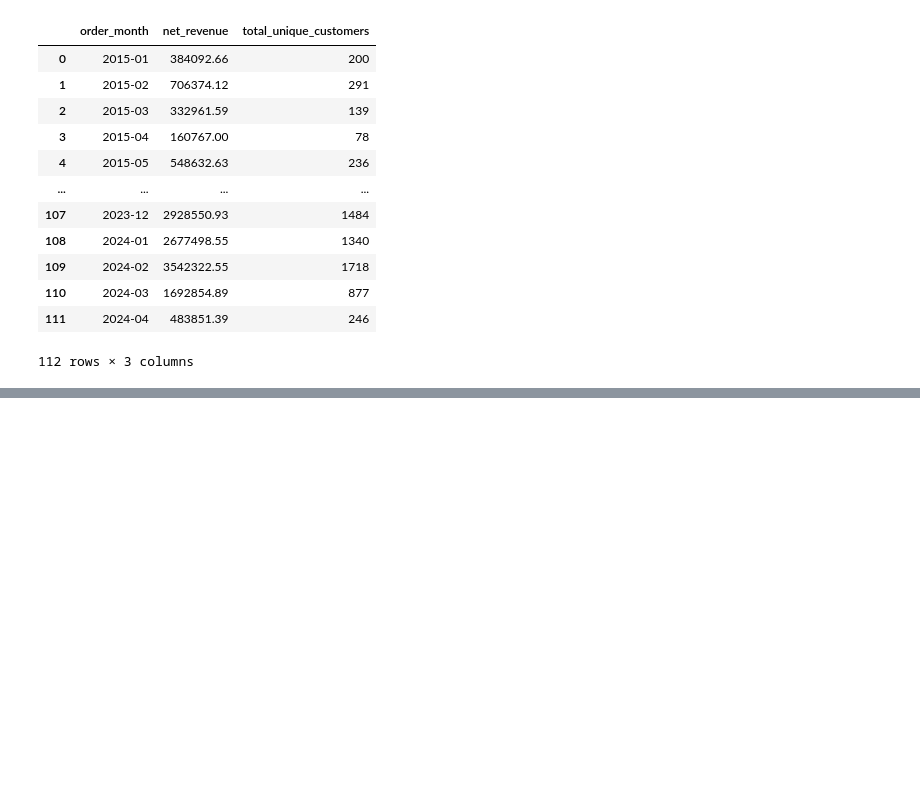
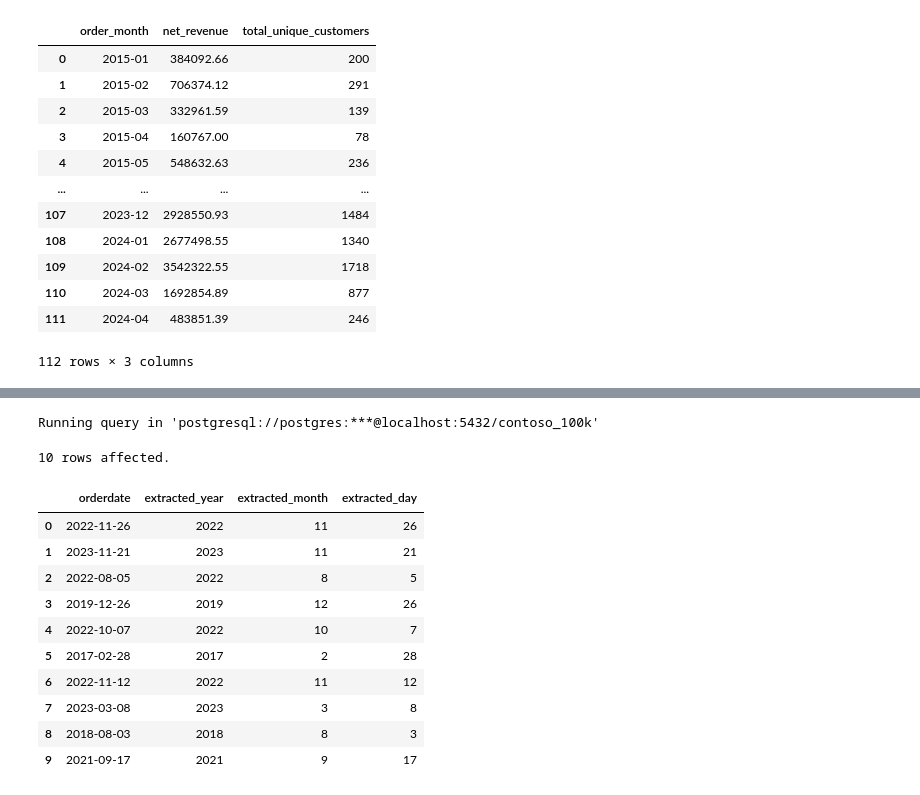
Before and after one commit to NajmulGit/VS_Code_SQL, a Jupyter notebook: Resources/Blank_SQL_Notebook.ipynb, the cells around one changed output, grey strips where cells are left out. Cells and saved outputs as stored; diff of their text form; code cells hidden in the pictures; blank space fills up the shorter version.

```diff
--- a/Resources/Blank_SQL_Notebook.ipynb
+++ b/Resources/Blank_SQL_Notebook.ipynb
@@ -401,0 +427,25 @@ Running query in 'postgresql://postgres:***@localhost:5432/contoso_100k'
+# %%
+%%sql
+
+select
+  orderdate,
+  extract(year from orderdate) as extracted_year,
+  extract(month from orderdate) as extracted_month,
+  extract(day from orderdate) as extracted_day
+from sales
+order by random()
+limit 10
+# %% [output]
+Running query in 'postgresql://postgres:***@localhost:5432/contoso_100k'
+10 rows affected.
+|  | orderdate | extracted_year | extracted_month | extracted_day |
+| 0 | 2022-11-26 | 2022 | 11 | 26 |
+| 1 | 2023-11-21 | 2023 | 11 | 21 |
+| 2 | 2022-08-05 | 2022 | 8 | 5 |
+| 3 | 2019-12-26 | 2019 | 12 | 26 |
+| 4 | 2022-10-07 | 2022 | 10 | 7 |
+| 5 | 2017-02-28 | 2017 | 2 | 28 |
+| 6 | 2022-11-12 | 2022 | 11 | 12 |
+| 7 | 2023-03-08 | 2023 | 3 | 8 |
+| 8 | 2018-08-03 | 2018 | 8 | 3 |
+| 9 | 2021-09-17 | 2021 | 9 | 17 |
```
Also changed, not shown: parts of 6 cells of this notebook.
